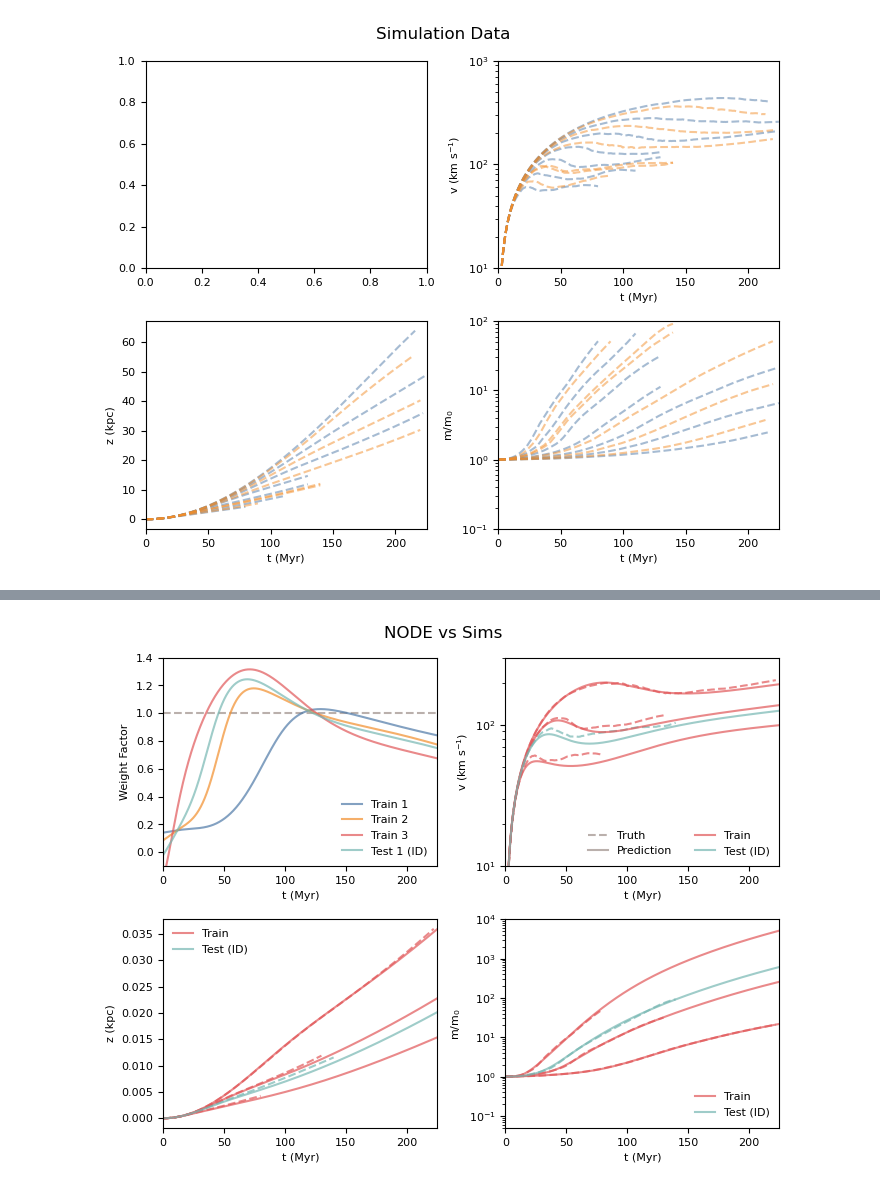
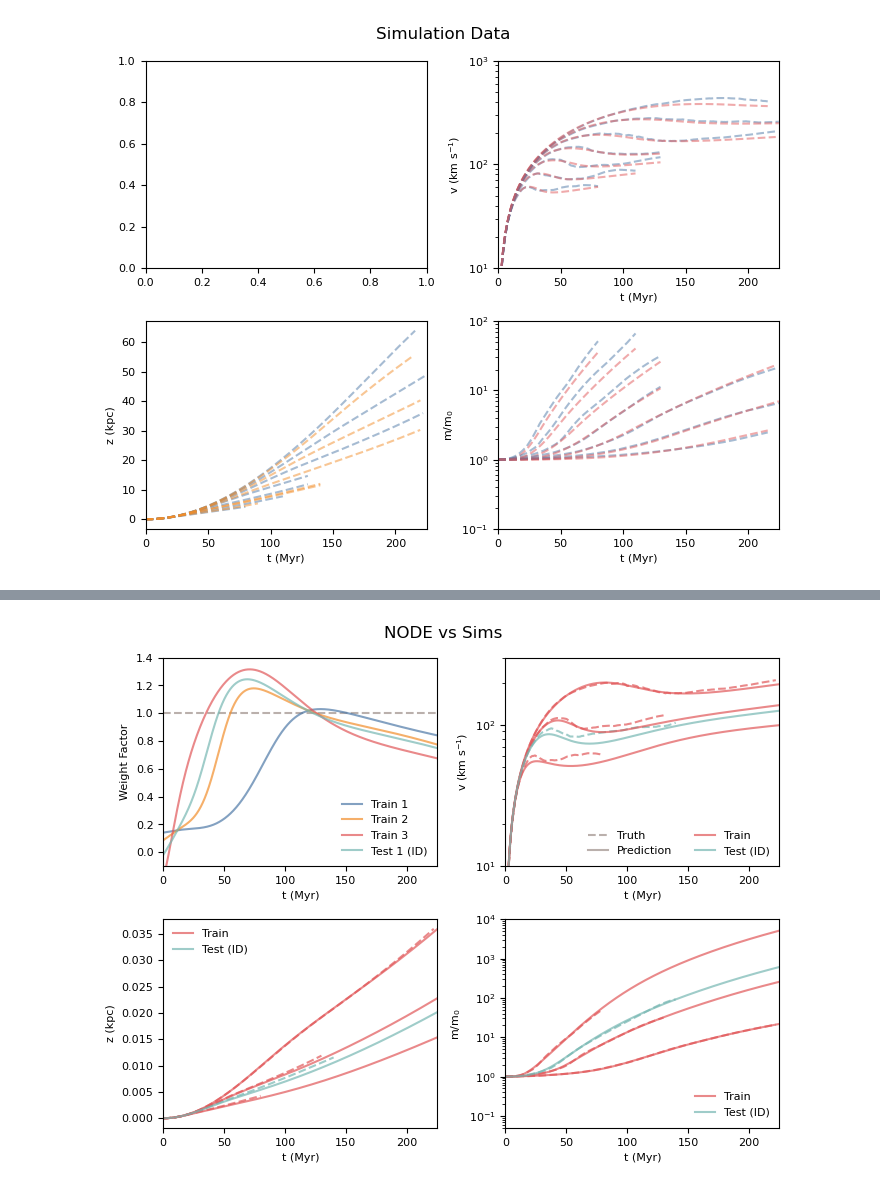
Before and after one commit to zunyibrt/Neural-Infalling-Cloud-Equations, a Jupyter notebook: neural_sims.ipynb, the cells around one changed output, grey strips where cells are left out. Cells and saved outputs as stored; diff of their text form; code cells hidden in the pictures.

```diff
--- a/neural_sims.ipynb
+++ b/neural_sims.ipynb
@@ -63,11 +63,11 @@ train_ys = jax.vmap(normalize,0)(train_ys)
 test_ys  = jax.vmap(normalize,0)(test_ys)
 # %%
 # input in code units
-def get_sol_jax(r, steps=1000):
+def get_sol_jax(r, t_array):
     cool_fac = 100
     g        = g_code_units
     chi      = 100
-    t_end    = 225
+    t_end    = t_array[-1]
     c0       = 1.0
     rho_cold = 100.0
     m0       = rho_cold*(4/3)*jnp.pi*r**3
@@ -92,7 +92,7 @@ def get_sol_jax(r, steps=1000):
 
     term   = ODETerm(falling_cloud)
     solver = Tsit5()
-    saveat = SaveAt(ts=jnp.linspace(0, t_end, steps))
+    saveat = SaveAt(ts=t_array)
     sol    = diffeqsolve(term, solver, 0, t_end, 0.1, (1e-20,1e-20,m0), args=(), saveat=saveat)
 
     return jnp.array(sol.ys)
@@ -103,8 +103,8 @@ t_end       = 225
 t_range     = jnp.linspace(0, t_end, length_size)
 ts          = jnp.linspace(0, 1.0, length_size)
 
-training_sol = jax.vmap(get_sol_jax)(rs)
-test_sol     = jax.vmap(get_sol_jax)(rsT)
+training_sol = jax.vmap(get_sol_jax, in_axes=(0, 0))(rs, train_ts)
+test_sol     = jax.vmap(get_sol_jax, in_axes=(0, 0))(rsT, test_ts)
 
 def normalize2(yi):
     return jnp.swapaxes(jnp.array([yi[1], yi[0]/1000, yi[2]/training_sol[0,2,0]/10]),0,1)
@@ -117,38 +117,40 @@ latexify(columns=2)
 fig, axs = plt.subplots(2, 2)
 
 for i in range(len(rs)):
     axs[0][1].plot(train_ts[i], 100*train_ys[i,:,0],alpha=0.5,c='C0',ls='--')
-for i in range(len(rsT)):
-    axs[0][1].plot(test_ts[i], 100*test_ys[i,:,0],alpha=0.5,c='C1',ls='--')
+    axs[0][1].plot(train_ts[i], 100*ys[i,:,0],alpha=0.5,c='C2',ls='--')
+# for i in range(len(rsT)):
+    # axs[0][1].plot(test_ts[i], 100*test_ys[i,:,0],alpha=0.5,c='C1',ls='--')
 axs[0][1].set_xlim([0,225])
 axs[0][1].set_yscale('log')
 axs[0][1].set_ylim([0.1*100, 10*100])
 axs[0][1].set_xlabel('t (Myr)')
 axs[0][1].set_ylabel(r'v (km s$^{-1}$)')
 
 for i in range(len(rs)):
     axs[1][0].plot(train_ts[i], 1000*train_ys[i,:,1]/10,alpha=0.5,c='C0',ls='--')
 for i in range(len(rsT)):
     axs[1][0].plot(test_ts[i], 1000*test_ys[i,:,1]/10,alpha=0.5,c='C1',ls='--')
 axs[1][0].set_xlim([0,225])
 axs[1][0].set_xlabel('t (Myr)')
 axs[1][0].set_ylabel('z (kpc)')
 
 for i in range(len(rs)):
     axs[1][1].plot(train_ts[i], train_ys[i,:,2]/train_ys[i,0,2],alpha=0.5,c='C0',ls='--')
-for i in range(len(rsT)):
-    axs[1][1].plot(test_ts[i], test_ys[i,:,2]/test_ys[i,0,2],alpha=0.5,c='C1',ls='--')
+    axs[1][1].plot(train_ts[i], ys[i,:,2]/ys[i,0,2],alpha=0.5,c='C2',ls='--')
+# for i in range(len(rsT)):
+#     axs[1][1].plot(test_ts[i], test_ys[i,:,2]/test_ys[i,0,2],alpha=0.5,c='C1',ls='--')
 axs[1][1].set_yscale('log')
 axs[1][1].set_xlim([0,225])
 axs[1][1].set_ylim([1e-1,1e2])
 axs[1][1].set_xlabel('t (Myr)')
 axs[1][1].set_ylabel(r'm/m$_0$')
 
 plt.suptitle('Simulation Data')
 plt.tight_layout()
 plt.show()
 # %% [output]
-[figure, old version]
+[figure, new version]
 # %%
 def xavier_init(weight: jax.Array, key: jax.random.PRNGKey) -> jax.Array:
   out, in_ = weight.shape
```
Also changed, not shown: parts of 7 cells of this notebook.
